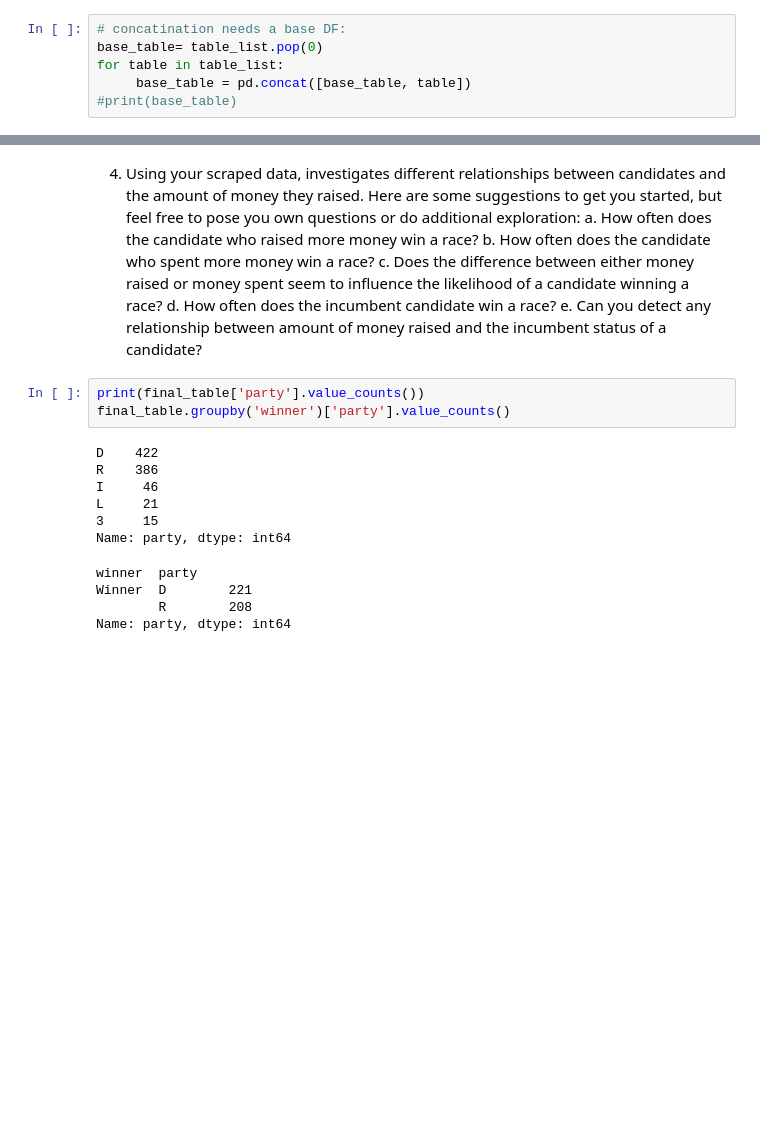
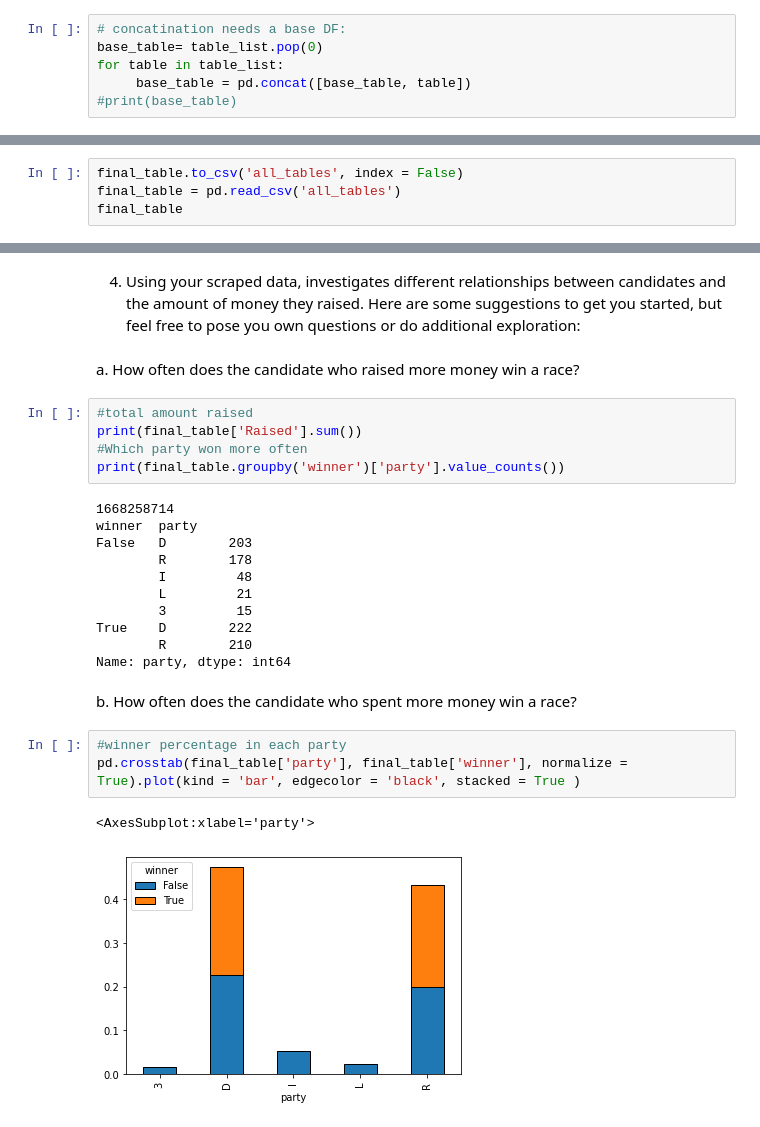
Before and after one commit to nedatahe/webscraping_open_secrets-blue-barracudas-1, a Jupyter notebook: notebooks/webscraping-project.ipynb, the cells around one changed output, grey strips where cells are left out. Cells and saved outputs as stored; diff of their text form; blank space fills up the shorter version.

Commit message:
up to plots

```diff
--- a/notebooks/webscraping-project.ipynb
+++ b/notebooks/webscraping-project.ipynb
@@ -366,0 +393,4 @@ memory usage: 69.7+ KB
+# %%
+final_table.to_csv('all_tables', index = False)
+final_table = pd.read_csv('all_tables')
+final_table
@@ -367,21 +411,28 @@ memory usage: 69.7+ KB
 # %% [markdown]
 4. Using your scraped data, investigates different relationships between candidates and the amount of money they raised. Here are some suggestions to get you started, but feel free to pose you own questions or do additional exploration:
-a. How often does the candidate who raised more money win a race?
-b. How often does the candidate who spent more money win a race?
-c. Does the difference between either money raised or money spent seem to influence the likelihood of a candidate winning a race?
-d. How often does the incumbent candidate win a race?
-e. Can you detect any relationship between amount of money raised and the incumbent status of a candidate?
+# %% [markdown]
+a. How often does the candidate who raised more money win a race?
 # %%
-print(final_table['party'].value_counts())
-final_table.groupby('winner')['party'].value_counts()
+#total amount raised
+print(final_table['Raised'].sum())
+#Which party won more often
+print(final_table.groupby('winner')['party'].value_counts())
 # %% [output]
-D    422
-R    386
-I     46
-L     21
-3     15
+1668258714
+winner  party
+False   D        203
+        R        178
+        I         48
+        L         21
+        3         15
+True    D        222
+        R        210
 Name: party, dtype: int64
-winner  party
-Winner  D        221
-        R        208
-Name: party, dtype: int64
+# %% [markdown]
+b. How often does the candidate who spent more money win a race?
+# %%
+#winner percentage in each party
+pd.crosstab(final_table['party'], final_table['winner'], normalize = True).plot(kind = 'bar', edgecolor = 'black', stacked = True )
+# %% [output]
+<AxesSubplot:xlabel='party'>
+[figure, added]
```
Also changed, not shown: parts of 10 cells of this notebook.
